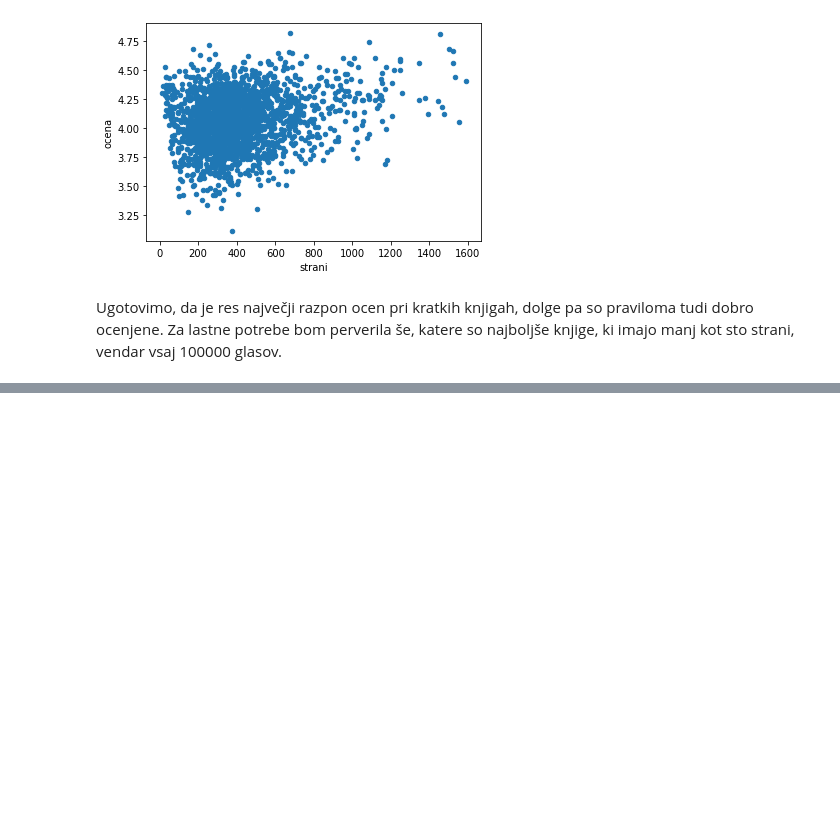
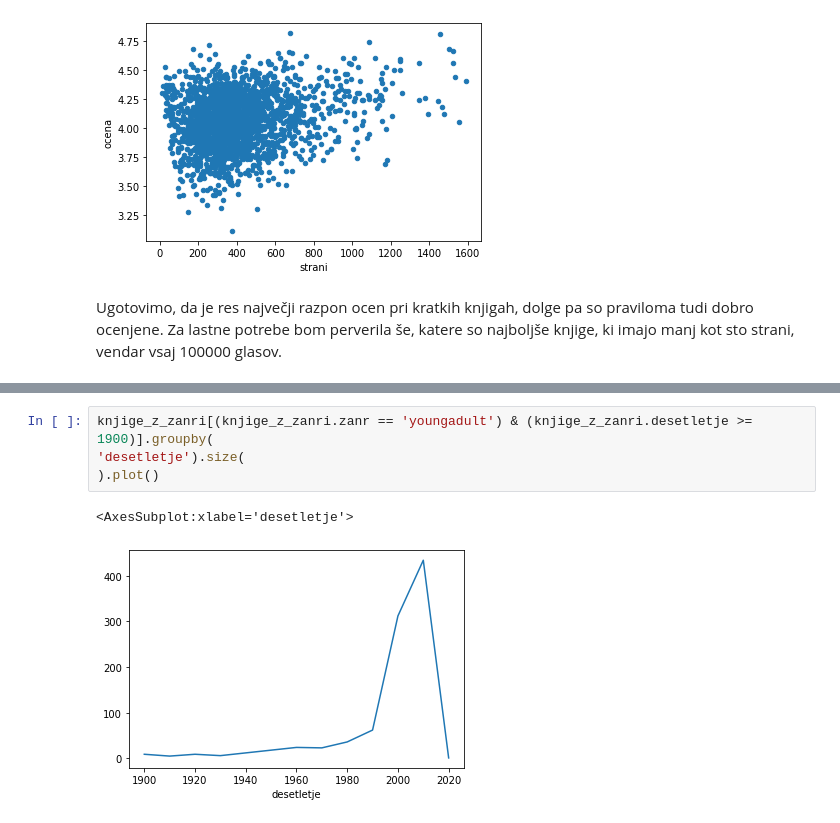
Before and after one commit to tajapezdir/analiza-podatkov, a Jupyter notebook: analiza.ipynb, the cells around one changed output, grey strips where cells are left out. Drawn from its saved outputs; the diff is of its cells as text; blank space fills up the shorter version.

```diff
--- a/analiza.ipynb
+++ b/analiza.ipynb
@@ -204,0 +224,7 @@ knjige[(knjige.strani < 100) & (knjige.glasovi > 100000)].sort_values('ocena', a
+# %%
+knjige_z_zanri[(knjige_z_zanri.zanr == 'youngadult') & (knjige_z_zanri.desetletje >= 1900)].groupby(
+'desetletje').size(
+).plot()
+# %% [output]
+<AxesSubplot:xlabel='desetletje'>
+[figure, added]
```
Also changed, not shown: parts of 14 cells of this notebook, 15 other files.
